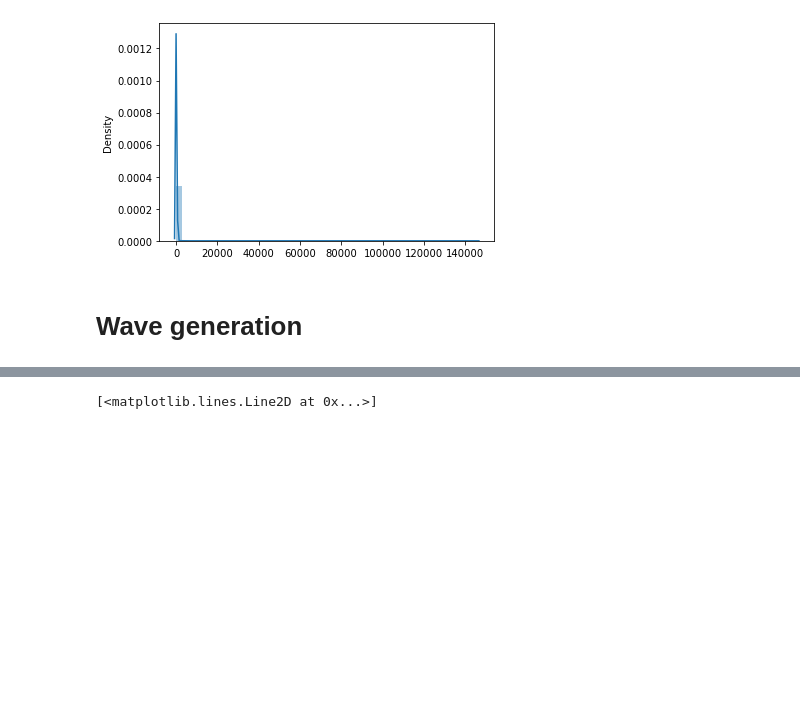
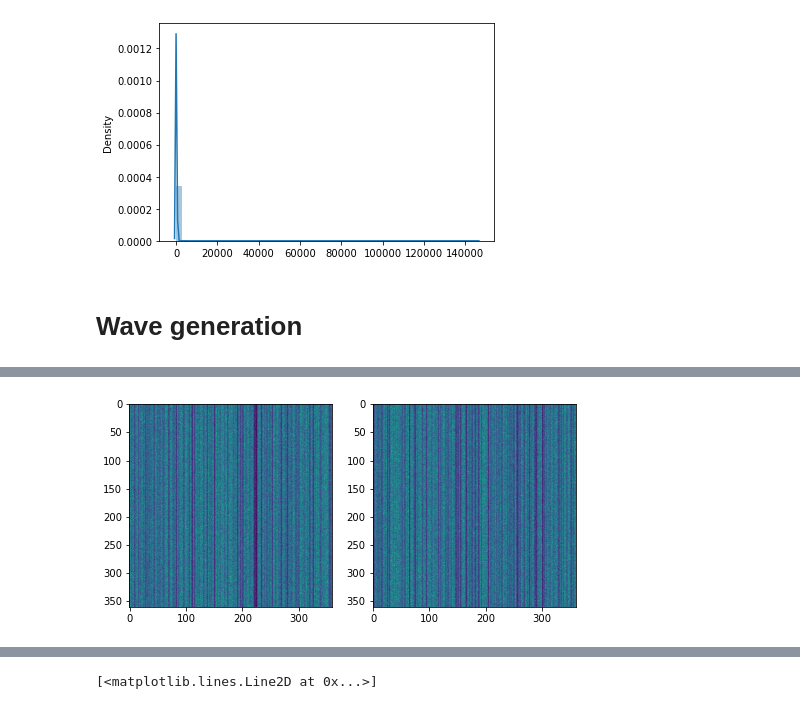
Before and after one commit to analokmaus/kaggle-g2net-2022-private, a Jupyter notebook: 01_eda.ipynb, the cells around one changed output, grey strips where cells are left out. Saved outputs shown, nothing was run; the diff lists cells and outputs as text; code cells hidden in the pictures; blank space fills up the shorter version.

```diff
--- a/01_eda.ipynb
+++ b/01_eda.ipynb
@@ -427 +468,24 @@ print(spec_h1.shape, spec_l1.shape)
+# %%
+with open('input/g2net-detecting-continuous-gravitational-waves/v18v_lite/fc0e2d950_weak.pickle', 'rb') as f:
+    data = pickle.load(f)
+with open('input/g2net-detecting-continuous-gravitational-waves/test/fc0e2d950.pickle', 'rb') as f:
+    data2 = pickle.load(f)['fc0e2d950']
+# %%
+plt.figure(figsize=(8, 4))
+spec_h1, spec_l1 = to_spectrogram(data2['H1']['SFTs']*1e22), to_spectrogram(data2['L1']['SFTs']*1e22)
+time_h1, time_l1 = data2['H1']['timestamps_GPS'], data2['L1']['timestamps_GPS']
+_spec = np.full((2, 360, 5760), 0., np.float32)
+ref_time = min(time_h1.min(), time_l1.min())
+frame_h1 = ((time_h1 - ref_time) / 1800).round().astype(np.uint64)
+frame_l1 = ((time_l1 - ref_time) / 1800).round().astype(np.uint64)
+_spec[0][:, frame_h1[frame_h1 < 5760]] = spec_h1[:, frame_h1 < 5760]
+_spec[1][:, frame_l1[frame_l1 < 5760]] = spec_l1[:, frame_l1 < 5760]
+spec_h1, spec_l1 = _spec[0], _spec[1]
+plt.subplot(1, 2, 1)
+plt.imshow(adaptive_resize(spec_h1[:, :, None], 360, np.mean))
+plt.subplot(1, 2, 2)
+plt.imshow(adaptive_resize(spec_l1[:, :, None], 360, np.mean))
+plt.show()
+# %% [output]
+[figure, added]
 # %%
```
Also changed, not shown: parts of 11 cells of this notebook, 23 other files.
